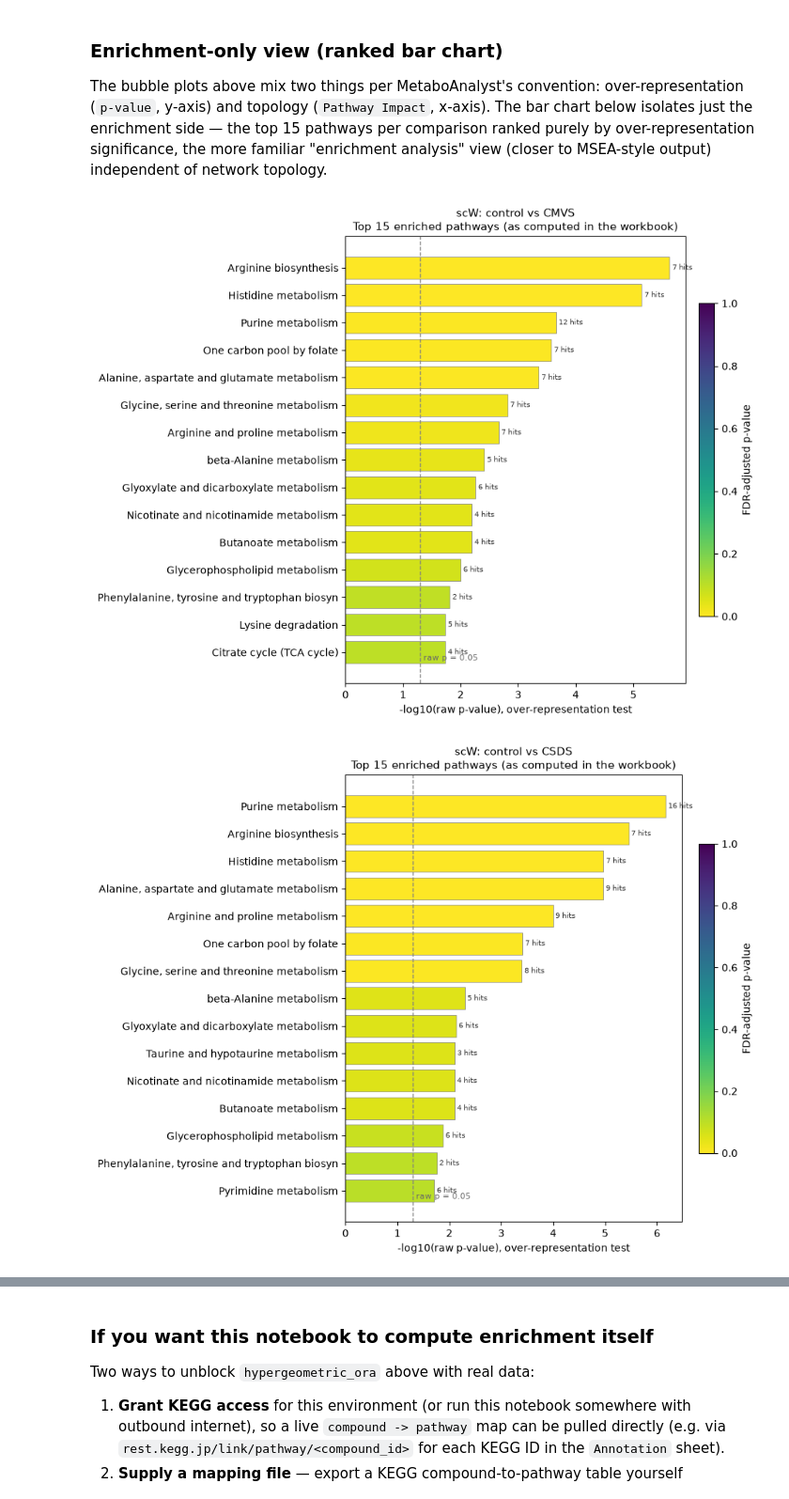
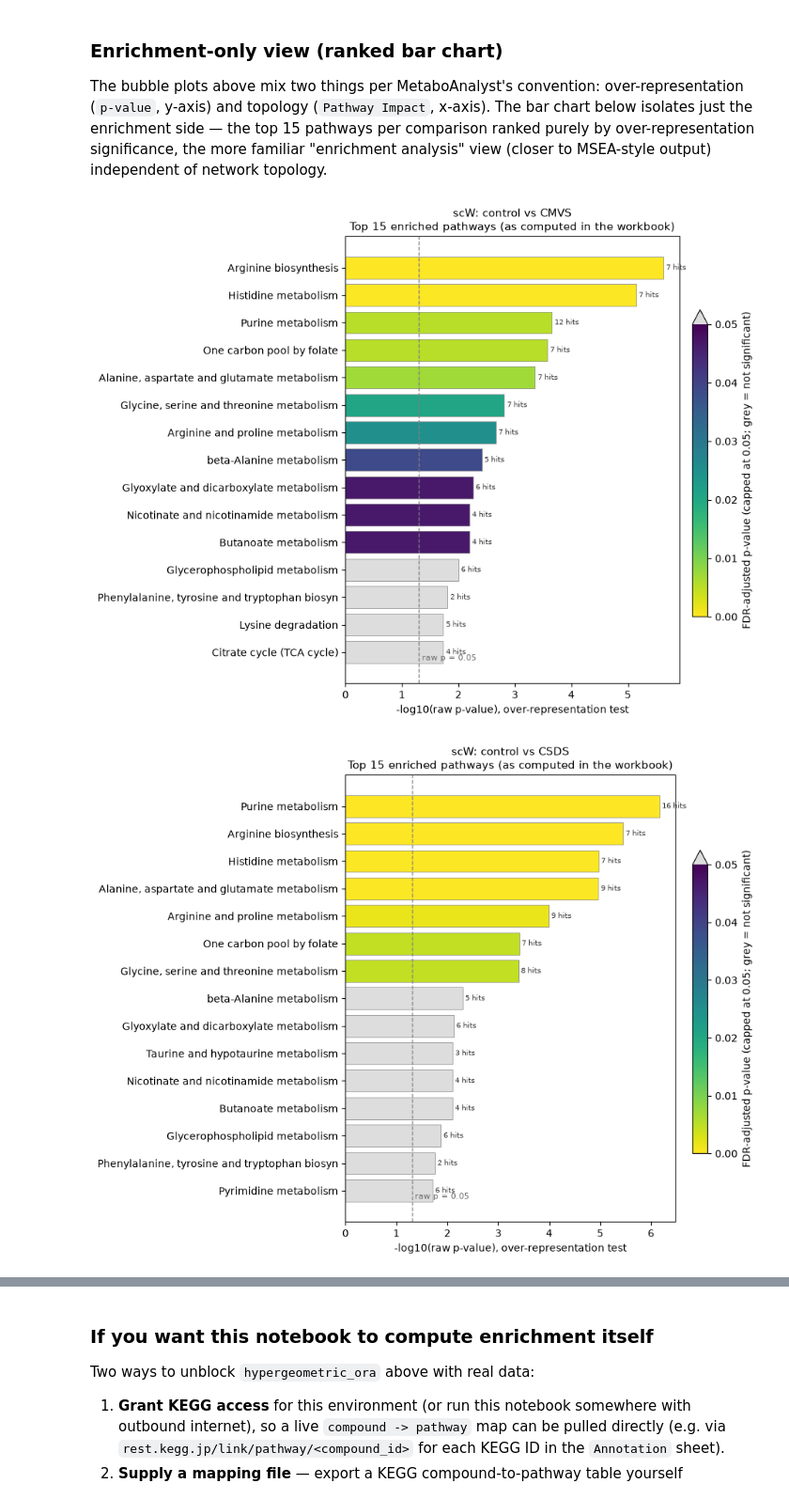
Before and after one commit to jovitaand/The-Effects-of-Stress-in-Gene-Expression-in-Adipose-Tissues, a Jupyter notebook: Corrected_Stress_Adipose_Metabolomics_Analysis.ipynb, the cells around one changed output, grey strips where cells are left out. Shown at 94% size. Drawn from its saved outputs; the diff is of its cells as text; code cells hidden in the pictures.

```diff
--- a/Corrected_Stress_Adipose_Metabolomics_Analysis.ipynb
+++ b/Corrected_Stress_Adipose_Metabolomics_Analysis.ipynb
@@ -466,6 +466,7 @@ pathway_tables[("scW", "CMVS")].head(10)
 | 9 | Arginine and proline metabolism | 36 | 7 | 0.002195 | 2.65860 | 0.162410 | ... |
 # %%
 from adjustText import adjust_text
+import matplotlib.colors as mcolors
 
 
 def plot_pathway_enrichment(table, title):
@@ -480,12 +481,20 @@ def plot_pathway_enrichment(table, title):
     sizes = np.clip(table["Hits"].astype(float) * 40, 20, 400)
     fdr = table["Adjused p-value (FDR)"].astype(float)
 
+    # Colour scale capped at FDR = 0.05: everything at or below the
+    # significance threshold gets the full colour gradient, everything
+    # above it (not significant) is lumped into one "over" colour instead
+    # of wasting most of the scale on values nobody needs to distinguish.
+    fdr_norm = mcolors.Normalize(vmin=0, vmax=0.05, clip=False)
+    cmap = plt.cm.viridis_r.copy()
+    cmap.set_over("#dddddd")
+
     scatter = ax.scatter(
-        x, y, s=sizes, c=fdr, cmap="viridis_r", vmin=0, vmax=1,
+        x, y, s=sizes, c=fdr, cmap=cmap, norm=fdr_norm,
         alpha=0.85, edgecolors="grey", linewidths=0.5,
     )
-    cb = fig.colorbar(scatter, ax=ax, fraction=0.046, pad=0.02)
-    cb.set_label("FDR-adjusted p-value")
+    cb = fig.colorbar(scatter, ax=ax, fraction=0.046, pad=0.02, extend="max")
+    cb.set_label("FDR-adjusted p-value (capped at 0.05; grey = not significant)")
 
     ax.axhline(-np.log10(0.05), linestyle="--", color="grey", linewidth=1)
     ax.annotate("raw p = 0.05", xy=(0.01, -np.log10(0.05)), xycoords=("axes fraction", "data"),
@@ -544,36 +553,43 @@ def plot_enrichment_bar(table, title, top_n=15):
     if len(table) == 0:
         print(f"No pathway table available for {title}.")
         return
 
     ranked = table.nsmallest(top_n, "p-value").iloc[::-1]  # smallest p at top of the plot
     y_pos = np.arange(len(ranked))
     neg_log_p = -np.log10(ranked["p-value"].astype(float).clip(lower=1e-300))
     fdr = ranked["Adjused p-value (FDR)"].astype(float)
 
     fig, ax = plt.subplots(figsize=(9, max(3, 0.4 * len(ranked) + 1)), layout="constrained")
 
-    bars = ax.barh(y_pos, neg_log_p, color=plt.cm.viridis_r(fdr.clip(0, 1)), edgecolor="grey", linewidth=0.5)
+    # Same capped-at-0.05 colour scale as the bubble plot above, for the
+    # same reason: almost every pathway's FDR sits near 1, so a 0-1 scale
+    # wastes nearly all its resolution on values nobody needs to tell apart.
+    fdr_norm = mcolors.Normalize(vmin=0, vmax=0.05, clip=False)
+    bar_cmap = plt.cm.viridis_r.copy()
+    bar_cmap.set_over("#dddddd")
+
+    bars = ax.barh(y_pos, neg_log_p, color=bar_cmap(fdr_norm(fdr)), edgecolor="grey", linewidth=0.5)
     ax.set_yticks(y_pos)
     ax.set_yticklabels(ranked.iloc[:, 0].astype(str).str.slice(0, 45))
     ax.axvline(-np.log10(0.05), linestyle="--", color="grey", linewidth=1)
     ax.annotate("raw p = 0.05", xy=(-np.log10(0.05), 0), xytext=(3, -8), textcoords="offset points",
                 fontsize=8, color="dimgrey")
 
     for bar, hits in zip(bars, ranked["Hits"].astype(int)):
         ax.text(bar.get_width() + 0.05, bar.get_y() + bar.get_height() / 2,
                 f"{hits} hits", va="center", fontsize=7.5, color="#333333")
 
-    sm = plt.cm.ScalarMappable(cmap="viridis_r", norm=plt.Normalize(0, 1))
-    cb = fig.colorbar(sm, ax=ax, fraction=0.046, pad=0.02)
-    cb.set_label("FDR-adjusted p-value")
+    sm = plt.cm.ScalarMappable(cmap=bar_cmap, norm=fdr_norm)
+    cb = fig.colorbar(sm, ax=ax, fraction=0.046, pad=0.02, extend="max")
+    cb.set_label("FDR-adjusted p-value (capped at 0.05; grey = not significant)")
 
     ax.set_xlabel("-log10(raw p-value), over-representation test")
     ax.set_title(f"{title}\nTop {len(ranked)} enriched pathways (as computed in the workbook)", fontsize=11)
     plt.show()
 
 
 for (tissue, case), table in pathway_tables.items():
     plot_enrichment_bar(table, f"{tissue}: control vs {case}")
 # %% [output]
-[figure, old version]
+[figure, new version]
-[figure, old version]
+[figure, new version]
```
Also changed, not shown: parts of 2 cells of this notebook, 7 other files.
